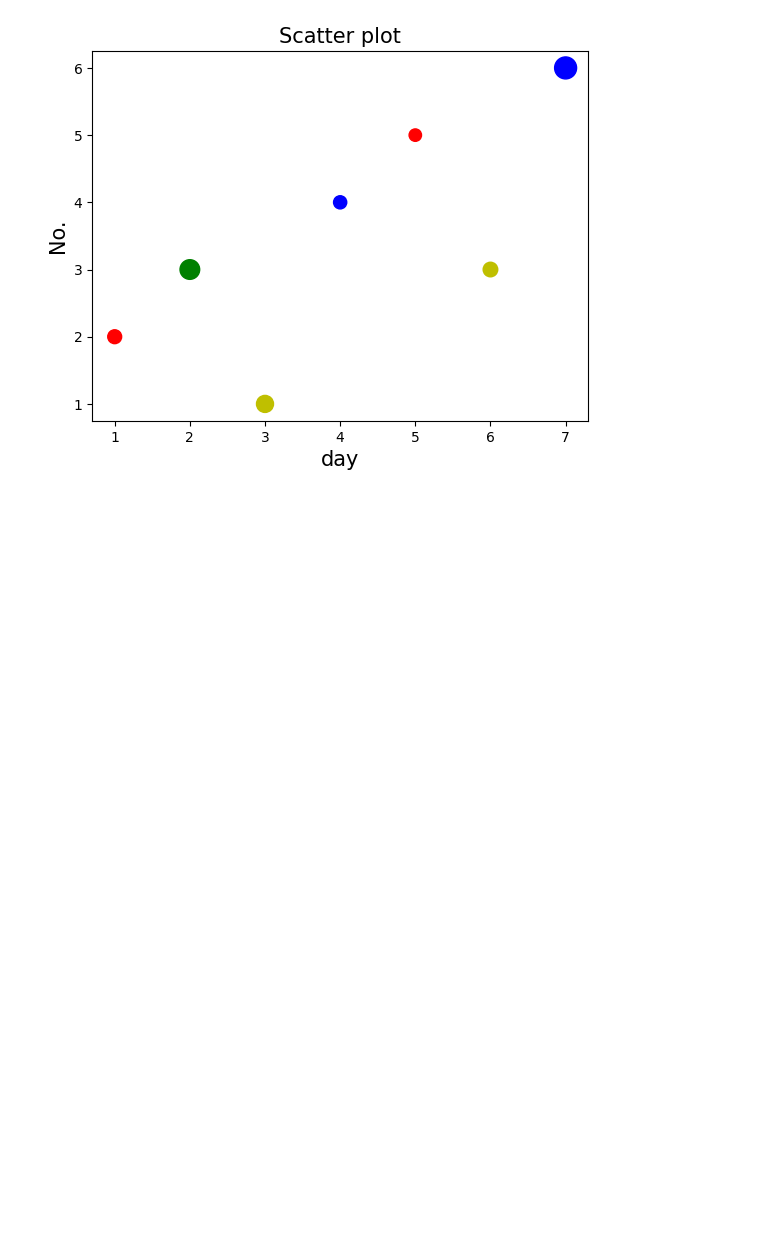
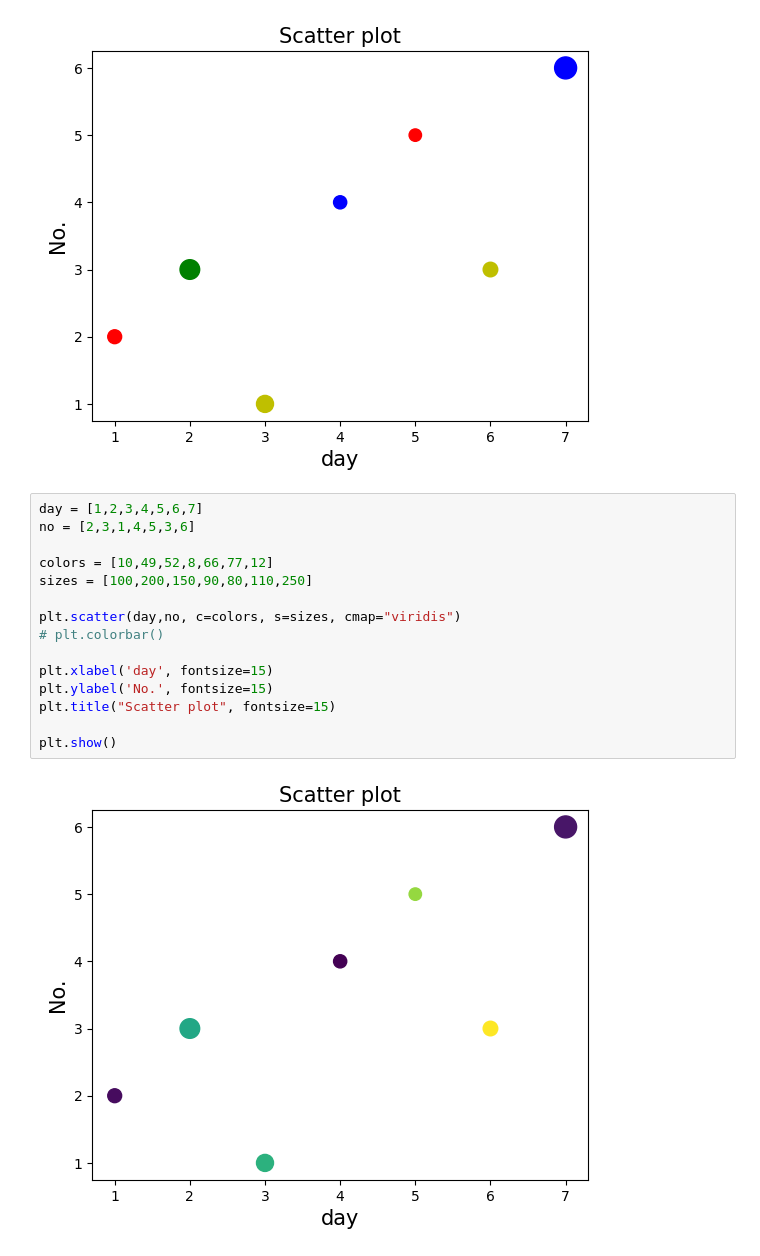
Before and after one commit to Amanmishra03/matplotlib, a Jupyter notebook: scatter_plot.ipynb, the cells around one changed output. Cells and saved outputs as stored; diff of their text form; blank space fills up the shorter version.

Commit message:
scatter plot

```diff
--- a/scatter_plot.ipynb
+++ b/scatter_plot.ipynb
@@ -41,3 +41,20 @@ plt.title("Scatter plot", fontsize=15)
 plt.show()
 # %% [output]
 [figure]
+# %%
+day = [1,2,3,4,5,6,7]
+no = [2,3,1,4,5,3,6]
+
+colors = [10,49,52,8,66,77,12]
+sizes = [100,200,150,90,80,110,250]
+
+plt.scatter(day,no, c=colors, s=sizes, cmap="viridis")
+# plt.colorbar()
+
+plt.xlabel('day', fontsize=15)
+plt.ylabel('No.', fontsize=15)
+plt.title("Scatter plot", fontsize=15)
+
+plt.show()
+# %% [output]
+[figure, added]
```
